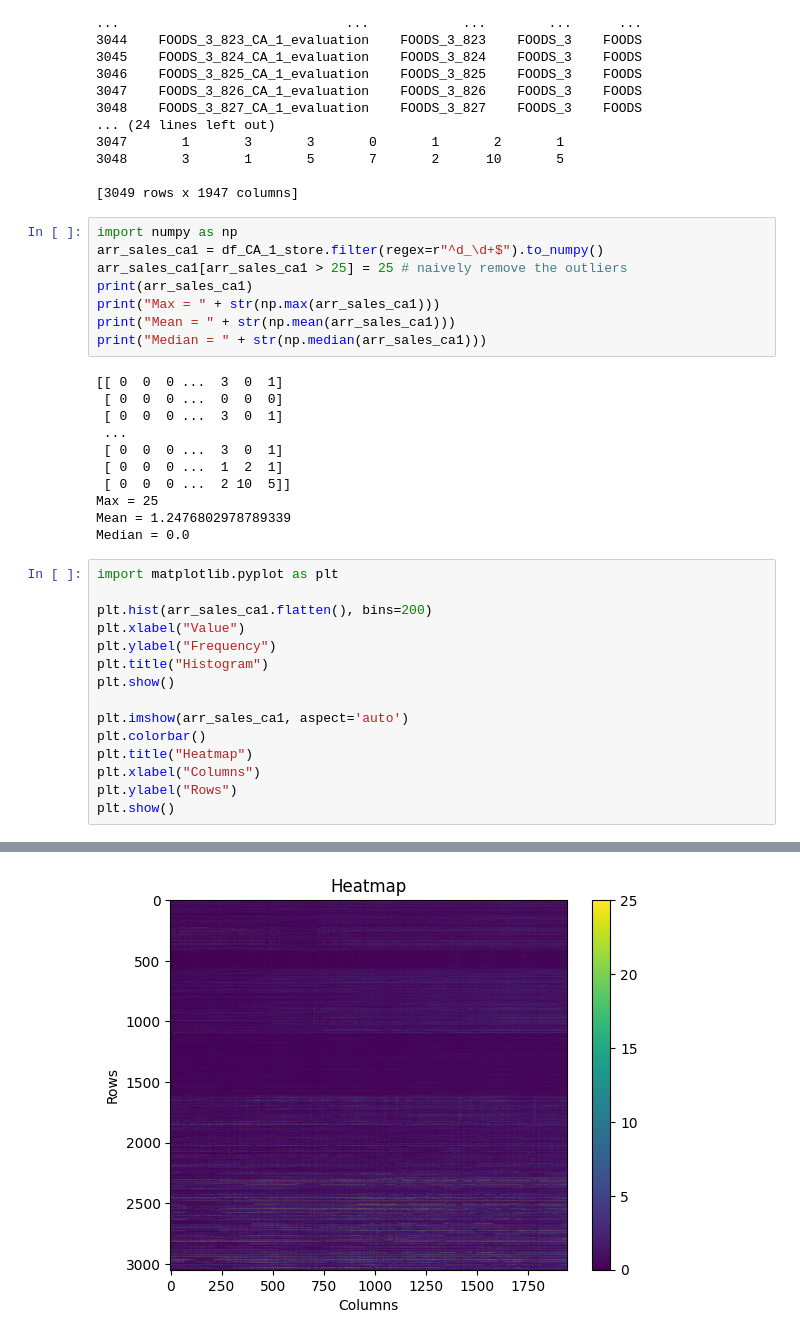
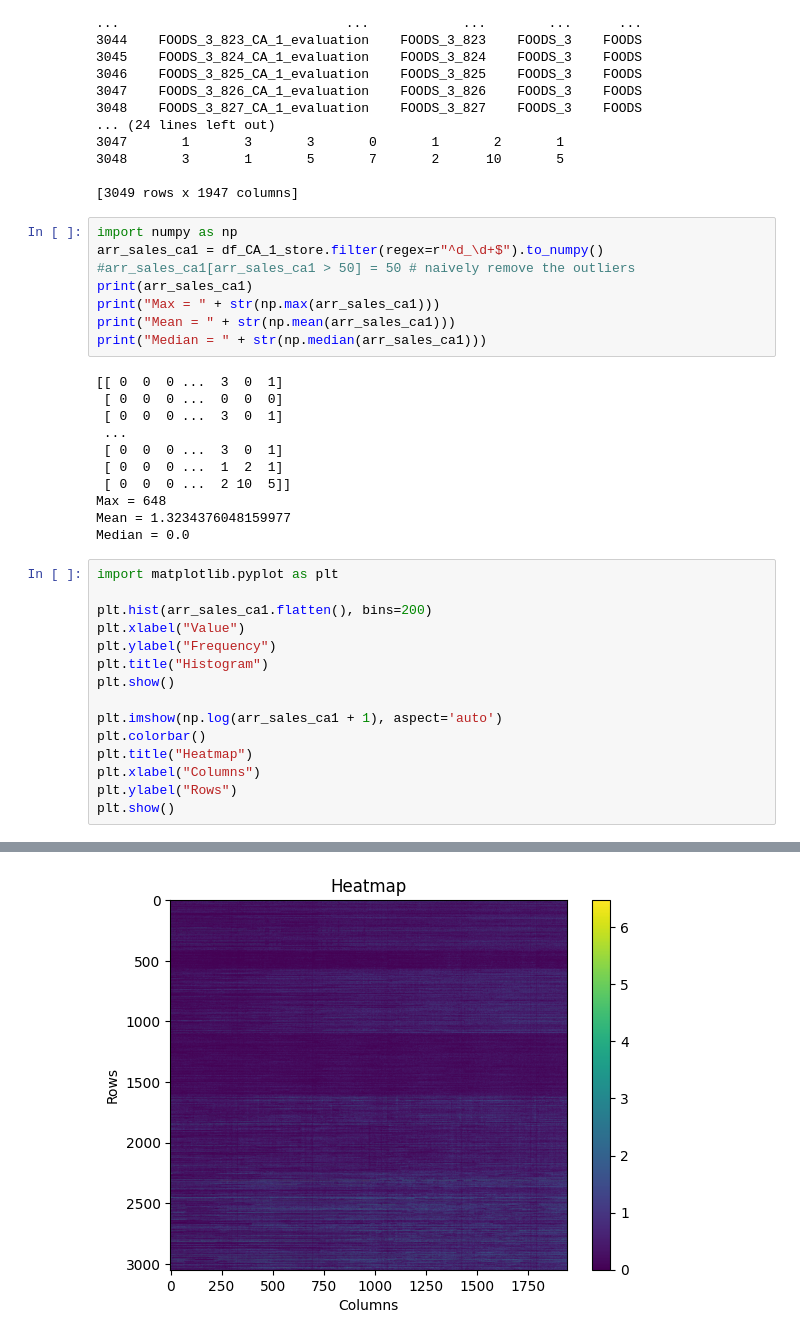
Before and after one commit to VPERepos/DataSciencePortfolio, a Jupyter notebook: TimeSeriesForecasting/GroceryRetailSalesForecasting/Notebooks/GroceryRetailSalesForecastingEDA.ipynb, the cells around one changed output, grey strips where cells are left out. Cells and saved outputs as stored; diff of their text form.

```diff
--- a/TimeSeriesForecasting/GroceryRetailSalesForecasting/Notebooks/GroceryRetailSalesForecastingEDA.ipynb
+++ b/TimeSeriesForecasting/GroceryRetailSalesForecasting/Notebooks/GroceryRetailSalesForecastingEDA.ipynb
@@ -126,7 +126,7 @@ print(df_CA_1_store)
 # %%
 import numpy as np
 arr_sales_ca1 = df_CA_1_store.filter(regex=r"^d_\d+$").to_numpy()
-arr_sales_ca1[arr_sales_ca1 > 25] = 25 # naively remove the outliers
+#arr_sales_ca1[arr_sales_ca1 > 50] = 50 # naively remove the outliers
 print(arr_sales_ca1)
 print("Max = " + str(np.max(arr_sales_ca1)))
 print("Mean = " + str(np.mean(arr_sales_ca1)))
@@ -139,8 +139,8 @@ print("Median = " + str(np.median(arr_sales_ca1)))
  [ 0  0  0 ...  3  0  1]
  [ 0  0  0 ...  1  2  1]
  [ 0  0  0 ...  2 10  5]]
-Max = 25
-Mean = 1.2476802978789339
+Max = 648
+Mean = 1.3234376048159977
 Median = 0.0
 # %%
 import matplotlib.pyplot as plt
@@ -151,7 +151,7 @@ plt.ylabel("Frequency")
 plt.title("Histogram")
 plt.show()
 
-plt.imshow(arr_sales_ca1, aspect='auto')
+plt.imshow(np.log(arr_sales_ca1 + 1), aspect='auto')
 plt.colorbar()
 plt.title("Heatmap")
 plt.xlabel("Columns")
@@ -162 +162 @@ plt.show()
-[figure, old version]
+[figure, new version]
```
Also changed, not shown: parts of 20 cells of this notebook.
